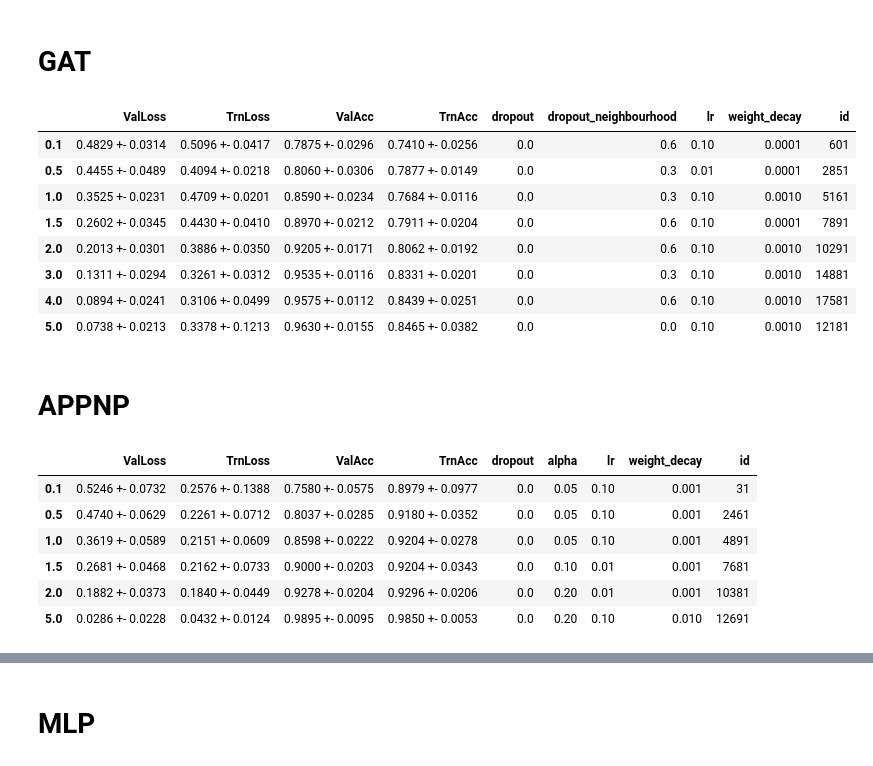
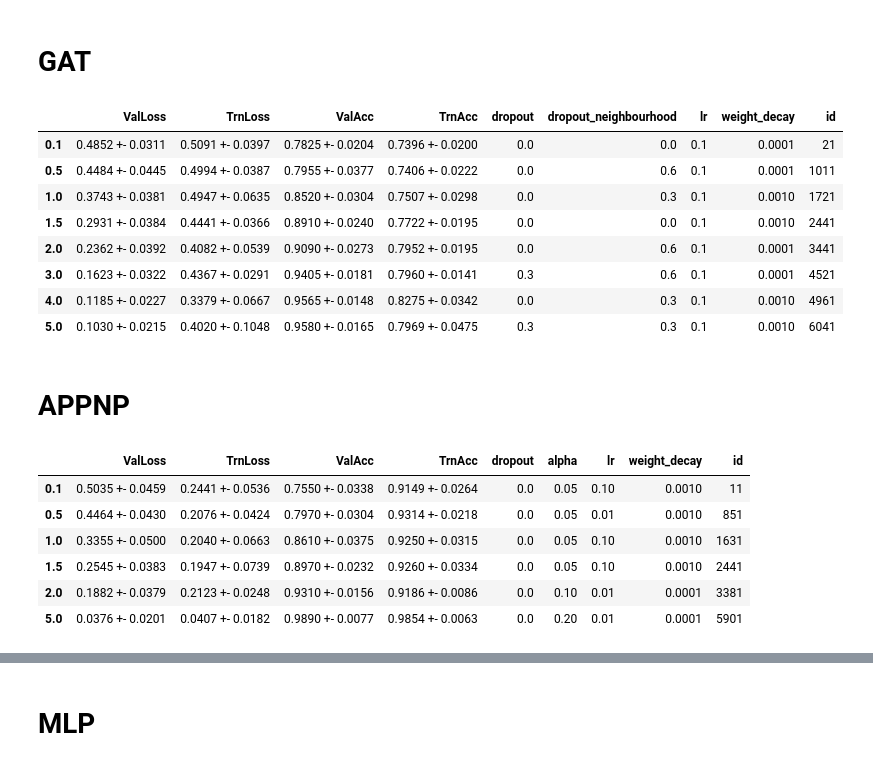
Before and after one commit to saper0/revisiting_robustness, a Jupyter notebook: notebooks/training/cba_hyperparam_search.ipynb, the cells around one changed output, grey strips where cells are left out. Drawn from its saved outputs; the diff is of its cells as text; code cells hidden in the pictures.

```diff
--- a/notebooks/training/cba_hyperparam_search.ipynb
+++ b/notebooks/training/cba_hyperparam_search.ipynb
@@ -44,39 +44,39 @@ print(experiments[0].validation_loss_l)
 # GAT
 # %%
 start_id = 1
-end_id = 19440
-n_seeds = 30
+end_id = 6480
+n_seeds = 10
 K_l = [0.1, 0.5, 1, 1.5, 2, 3, 4, 5]
 hyperparams = ["dropout", "dropout_neighbourhood", "lr", "weight_decay"]
-collection="trn_csbm_gat"
+collection="trn_cba_gat"
 utils.get_best_hyperparams(start_id, end_id, n_seeds, hyperparams, K_l,
                            collection, use_seeds=10)
 # %% [output]
 |  | ValLoss | TrnLoss | ValAcc | TrnAcc | dropout | dropout_neighbourhood | lr | weight_decay | id |
-| 0.1 | 0.4829 +- 0.0314 | 0.5096 +- 0.0417 | 0.7875 +- 0.0296 | 0.7410 +- 0.0256 | 0.0 | 0.6 | 0.10 | 0.0001 | 601 |
-| 0.5 | 0.4455 +- 0.0489 | 0.4094 +- 0.0218 | 0.8060 +- 0.0306 | 0.7877 +- 0.0149 | 0.0 | 0.3 | 0.01 | 0.0001 | 2851 |
-| 1.0 | 0.3525 +- 0.0231 | 0.4709 +- 0.0201 | 0.8590 +- 0.0234 | 0.7684 +- 0.0116 | 0.0 | 0.3 | 0.10 | 0.0010 | 5161 |
-| 1.5 | 0.2602 +- 0.0345 | 0.4430 +- 0.0410 | 0.8970 +- 0.0212 | 0.7911 +- 0.0204 | 0.0 | 0.6 | 0.10 | 0.0001 | 7891 |
-| 2.0 | 0.2013 +- 0.0301 | 0.3886 +- 0.0350 | 0.9205 +- 0.0171 | 0.8062 +- 0.0192 | 0.0 | 0.6 | 0.10 | 0.0010 | 10291 |
-| 3.0 | 0.1311 +- 0.0294 | 0.3261 +- 0.0312 | 0.9535 +- 0.0116 | 0.8331 +- 0.0201 | 0.0 | 0.3 | 0.10 | 0.0010 | 14881 |
-| 4.0 | 0.0894 +- 0.0241 | 0.3106 +- 0.0499 | 0.9575 +- 0.0112 | 0.8439 +- 0.0251 | 0.0 | 0.6 | 0.10 | 0.0010 | 17581 |
-| 5.0 | 0.0738 +- 0.0213 | 0.3378 +- 0.1213 | 0.9630 +- 0.0155 | 0.8465 +- 0.0382 | 0.0 | 0.0 | 0.10 | 0.0010 | 12181 |
+| 0.1 | 0.4852 +- 0.0311 | 0.5091 +- 0.0397 | 0.7825 +- 0.0204 | 0.7396 +- 0.0200 | 0.0 | 0.0 | 0.1 | 0.0001 | 21 |
+| 0.5 | 0.4484 +- 0.0445 | 0.4994 +- 0.0387 | 0.7955 +- 0.0377 | 0.7406 +- 0.0222 | 0.0 | 0.6 | 0.1 | 0.0001 | 1011 |
+| 1.0 | 0.3743 +- 0.0381 | 0.4947 +- 0.0635 | 0.8520 +- 0.0304 | 0.7507 +- 0.0298 | 0.0 | 0.3 | 0.1 | 0.0010 | 1721 |
+| 1.5 | 0.2931 +- 0.0384 | 0.4441 +- 0.0366 | 0.8910 +- 0.0240 | 0.7722 +- 0.0195 | 0.0 | 0.0 | 0.1 | 0.0010 | 2441 |
+| 2.0 | 0.2362 +- 0.0392 | 0.4082 +- 0.0539 | 0.9090 +- 0.0273 | 0.7952 +- 0.0195 | 0.0 | 0.6 | 0.1 | 0.0001 | 3441 |
+| 3.0 | 0.1623 +- 0.0322 | 0.4367 +- 0.0291 | 0.9405 +- 0.0181 | 0.7960 +- 0.0141 | 0.3 | 0.6 | 0.1 | 0.0001 | 4521 |
+| 4.0 | 0.1185 +- 0.0227 | 0.3379 +- 0.0667 | 0.9565 +- 0.0148 | 0.8275 +- 0.0342 | 0.0 | 0.3 | 0.1 | 0.0010 | 4961 |
+| 5.0 | 0.1030 +- 0.0215 | 0.4020 +- 0.1048 | 0.9580 +- 0.0165 | 0.7969 +- 0.0475 | 0.3 | 0.3 | 0.1 | 0.0010 | 6041 |
 # %% [markdown]
 # APPNP
 # %%
 start_id = 1
-end_id = 14580
-n_seeds = 30
+end_id = 6480
+n_seeds = 10
 K_l = [0.1, 0.5, 1, 1.5, 2, 5]
 hyperparams = ["dropout", "alpha", "lr", "weight_decay"]
-collection="trn_csbm_appnp"
+collection="trn_cba_appnp"
 utils.get_best_hyperparams(start_id, end_id, n_seeds, hyperparams, K_l,
                            collection)
 # %% [output]
 |  | ValLoss | TrnLoss | ValAcc | TrnAcc | dropout | alpha | lr | weight_decay | id |
-| 0.1 | 0.5246 +- 0.0732 | 0.2576 +- 0.1388 | 0.7580 +- 0.0575 | 0.8979 +- 0.0977 | 0.0 | 0.05 | 0.10 | 0.001 | 31 |
-| 0.5 | 0.4740 +- 0.0629 | 0.2261 +- 0.0712 | 0.8037 +- 0.0285 | 0.9180 +- 0.0352 | 0.0 | 0.05 | 0.10 | 0.001 | 2461 |
-| 1.0 | 0.3619 +- 0.0589 | 0.2151 +- 0.0609 | 0.8598 +- 0.0222 | 0.9204 +- 0.0278 | 0.0 | 0.05 | 0.10 | 0.001 | 4891 |
-| 1.5 | 0.2681 +- 0.0468 | 0.2162 +- 0.0733 | 0.9000 +- 0.0203 | 0.9204 +- 0.0343 | 0.0 | 0.10 | 0.01 | 0.001 | 7681 |
-| 2.0 | 0.1882 +- 0.0373 | 0.1840 +- 0.0449 | 0.9278 +- 0.0204 | 0.9296 +- 0.0206 | 0.0 | 0.20 | 0.01 | 0.001 | 10381 |
-| 5.0 | 0.0286 +- 0.0228 | 0.0432 +- 0.0124 | 0.9895 +- 0.0095 | 0.9850 +- 0.0053 | 0.0 | 0.20 | 0.10 | 0.010 | 12691 |
+| 0.1 | 0.5035 +- 0.0459 | 0.2441 +- 0.0536 | 0.7550 +- 0.0338 | 0.9149 +- 0.0264 | 0.0 | 0.05 | 0.10 | 0.0010 | 11 |
+| 0.5 | 0.4464 +- 0.0430 | 0.2076 +- 0.0424 | 0.7970 +- 0.0304 | 0.9314 +- 0.0218 | 0.0 | 0.05 | 0.01 | 0.0010 | 851 |
+| 1.0 | 0.3355 +- 0.0500 | 0.2040 +- 0.0663 | 0.8610 +- 0.0375 | 0.9250 +- 0.0315 | 0.0 | 0.05 | 0.10 | 0.0010 | 1631 |
+| 1.5 | 0.2545 +- 0.0383 | 0.1947 +- 0.0739 | 0.8970 +- 0.0232 | 0.9260 +- 0.0334 | 0.0 | 0.05 | 0.10 | 0.0010 | 2441 |
+| 2.0 | 0.1882 +- 0.0379 | 0.2123 +- 0.0248 | 0.9310 +- 0.0156 | 0.9186 +- 0.0086 | 0.0 | 0.10 | 0.01 | 0.0001 | 3381 |
+| 5.0 | 0.0376 +- 0.0201 | 0.0407 +- 0.0182 | 0.9890 +- 0.0077 | 0.9854 +- 0.0063 | 0.0 | 0.20 | 0.01 | 0.0001 | 5901 |
```
Also changed, not shown: parts of 7 cells of this notebook, 38 other files.
